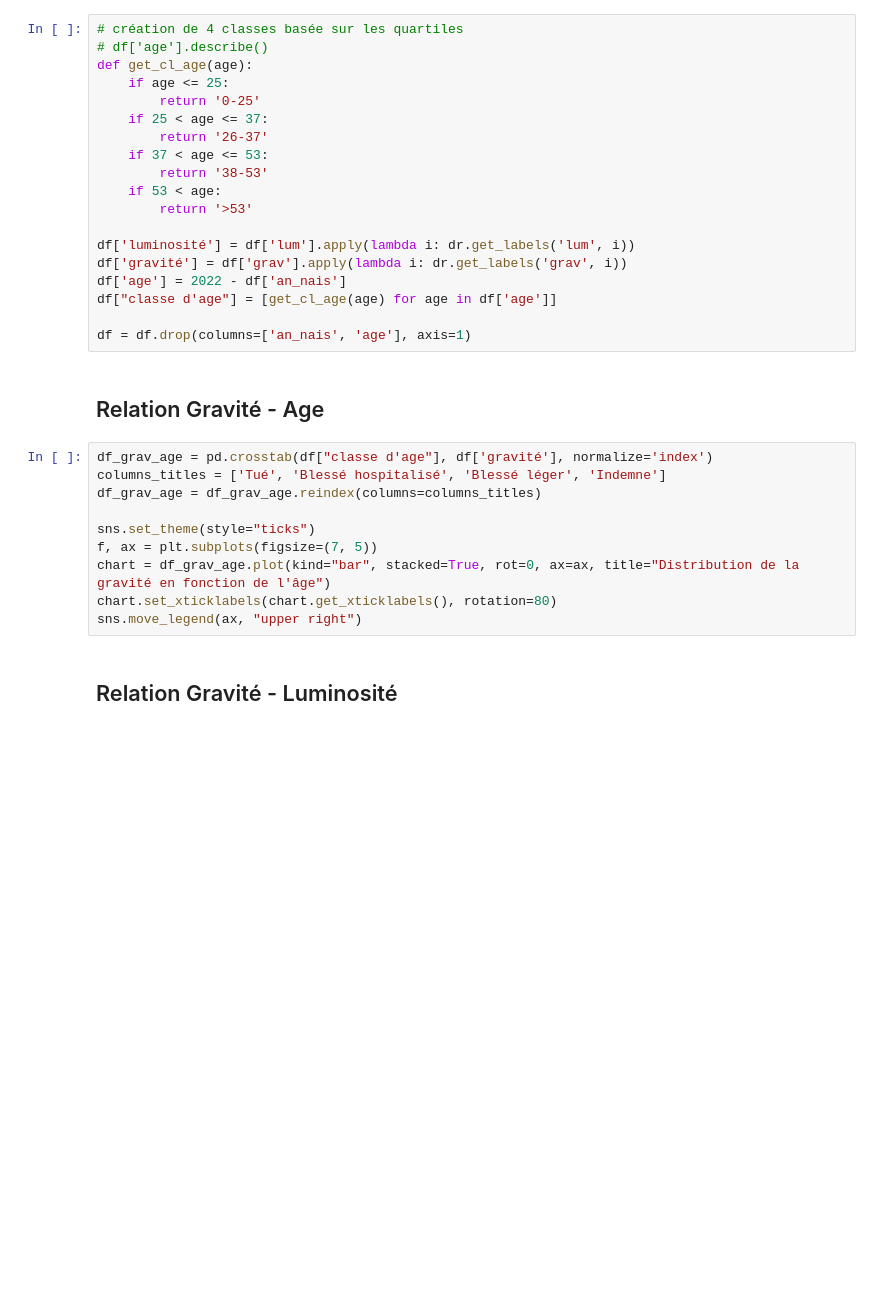
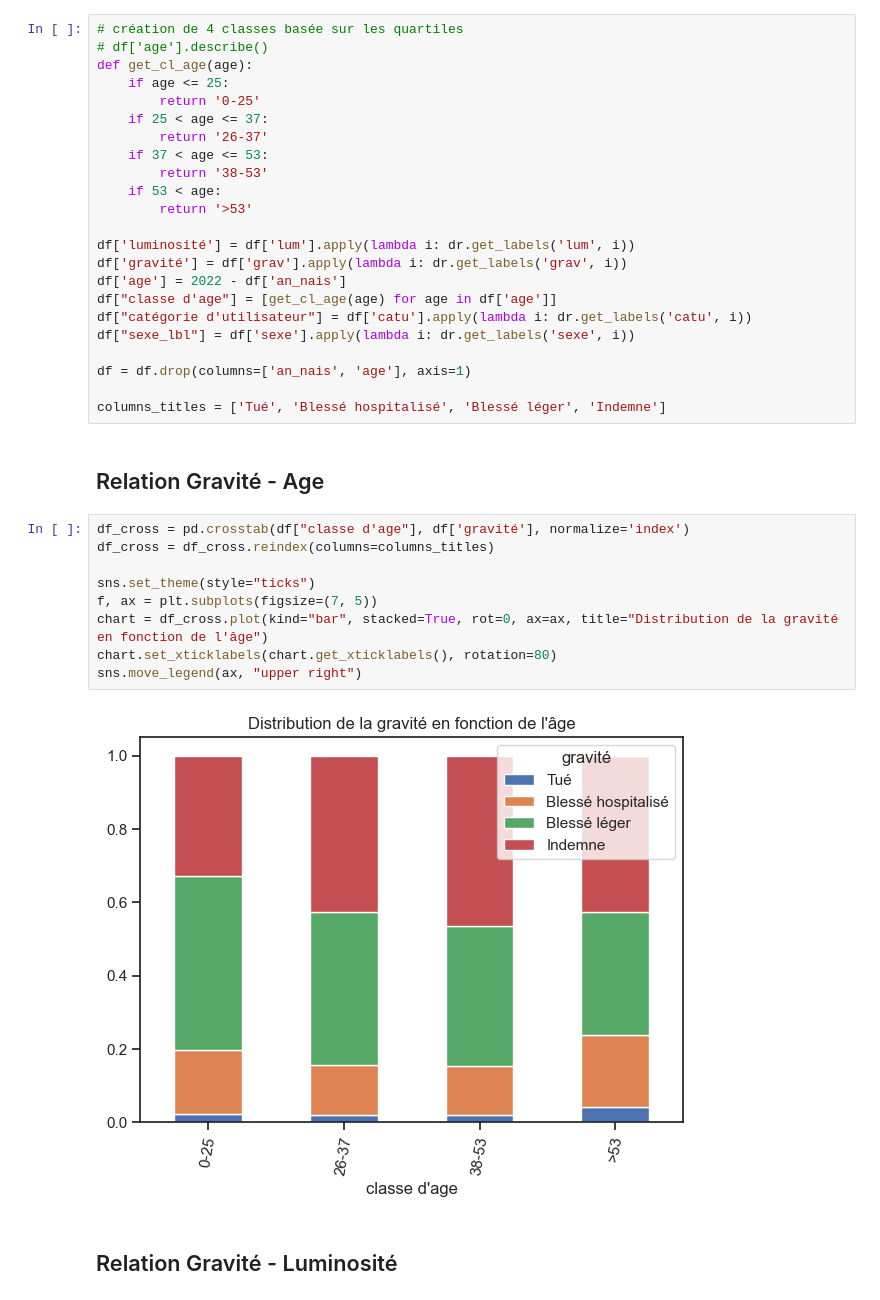
Before and after one commit to nicolascarayon/projet-accidents-routiers, a Jupyter notebook: nico_merged_data.ipynb, the cells around one changed output. Cells and saved outputs as stored; diff of their text form; blank space fills up the shorter version.

```diff
--- a/nico_merged_data.ipynb
+++ b/nico_merged_data.ipynb
@@ -50,20 +50,25 @@ df['luminosité'] = df['lum'].apply(lambda i: dr.get_labels('lum', i))
 df['gravité'] = df['grav'].apply(lambda i: dr.get_labels('grav', i))
 df['age'] = 2022 - df['an_nais']
 df["classe d'age"] = [get_cl_age(age) for age in df['age']]
+df["catégorie d'utilisateur"] = df['catu'].apply(lambda i: dr.get_labels('catu', i))
+df["sexe_lbl"] = df['sexe'].apply(lambda i: dr.get_labels('sexe', i))
 
 df = df.drop(columns=['an_nais', 'age'], axis=1)
+
+columns_titles = ['Tué', 'Blessé hospitalisé', 'Blessé léger', 'Indemne']
 # %% [markdown]
 ## Relation Gravité - Age
 # %%
-df_grav_age = pd.crosstab(df["classe d'age"], df['gravité'], normalize='index')
-columns_titles = ['Tué', 'Blessé hospitalisé', 'Blessé léger', 'Indemne']
-df_grav_age = df_grav_age.reindex(columns=columns_titles)
+df_cross = pd.crosstab(df["classe d'age"], df['gravité'], normalize='index')
+df_cross = df_cross.reindex(columns=columns_titles)
 
 sns.set_theme(style="ticks")
 f, ax = plt.subplots(figsize=(7, 5))
-chart = df_grav_age.plot(kind="bar", stacked=True, rot=0, ax=ax, title="Distribution de la gravité en fonction de l'âge")
+chart = df_cross.plot(kind="bar", stacked=True, rot=0, ax=ax, title="Distribution de la gravité en fonction de l'âge")
 chart.set_xticklabels(chart.get_xticklabels(), rotation=80)
 sns.move_legend(ax, "upper right")
+# %% [output]
+[figure, added]
 # %% [markdown]
 ## Relation Gravité - Luminosité
 # %%
```
Also changed, not shown: parts of 8 cells of this notebook, 1 other file.
